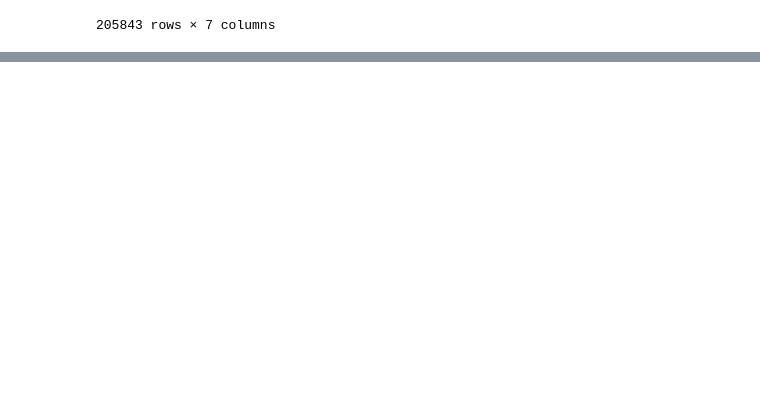
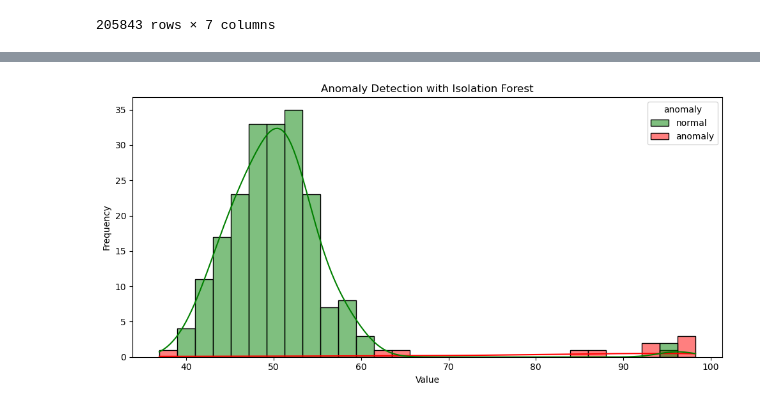
Before and after one commit to mayankjain281/ML_Unsupervised_Clustering, a Jupyter notebook: Career_Clustering_for_Scaler_Learners/Career_Clustering_for_Scaler_Learners.ipynb, the cells around one changed output, grey strips where cells are left out. Drawn from its saved outputs; the diff is of its cells as text; code cells hidden in the pictures; blank space fills up the shorter version.

```diff
--- a/Career_Clustering_for_Scaler_Learners/Career_Clustering_for_Scaler_Learners.ipynb
+++ b/Career_Clustering_for_Scaler_Learners/Career_Clustering_for_Scaler_Learners.ipynb
@@ -26,0 +292,41 @@ df
+# %%
+# 🌲 Isolation Forest
+# Machine learning-based anomaly detection technique.
+# Works by isolating observations in a tree structure.
+# Multivariate: can detect outliers in high-dimensional feature space.
+# Doesn’t assume normal distribution.
+
+# ✅ Good when:
+# You have complex or high-dimensional data.
+# Anomalies are not just high/low values but strange combinations.
+
+import numpy as np
+import pandas as pd
+import matplotlib.pyplot as plt
+from sklearn.ensemble import IsolationForest
+import seaborn as sns
+
+# Create synthetic data
+np.random.seed(42)
+normal_data = np.random.normal(loc=50, scale=5, size=200)  # Normal data
+anomalies = np.random.uniform(low=80, high=100, size=10)    # Anomalies
+data = np.concatenate([normal_data, anomalies])
+
+# Convert to DataFrame
+df1 = pd.DataFrame(data, columns=['value'])
+
+# Fit Isolation Forest
+iso_forest = IsolationForest(contamination=0.05, random_state=42)
+df1['anomaly'] = iso_forest.fit_predict(df1[['value']])  # -1: anomaly, 1: normal
+df1['anomaly'] = df1['anomaly'].map({1: 'normal', -1: 'anomaly'})
+
+# Visualize
+plt.figure(figsize=(10, 5))
+sns.histplot(data=df1, x='value', hue='anomaly', bins=30, kde=True, palette={'normal': 'green', 'anomaly': 'red'})
+plt.title('Anomaly Detection with Isolation Forest')
+plt.xlabel('Value')
+plt.ylabel('Frequency')
+plt.tight_layout()
+plt.show()
+# %% [output]
+[figure, added]
```
Also changed, not shown: parts of 47 cells of this notebook, 1 other file.
